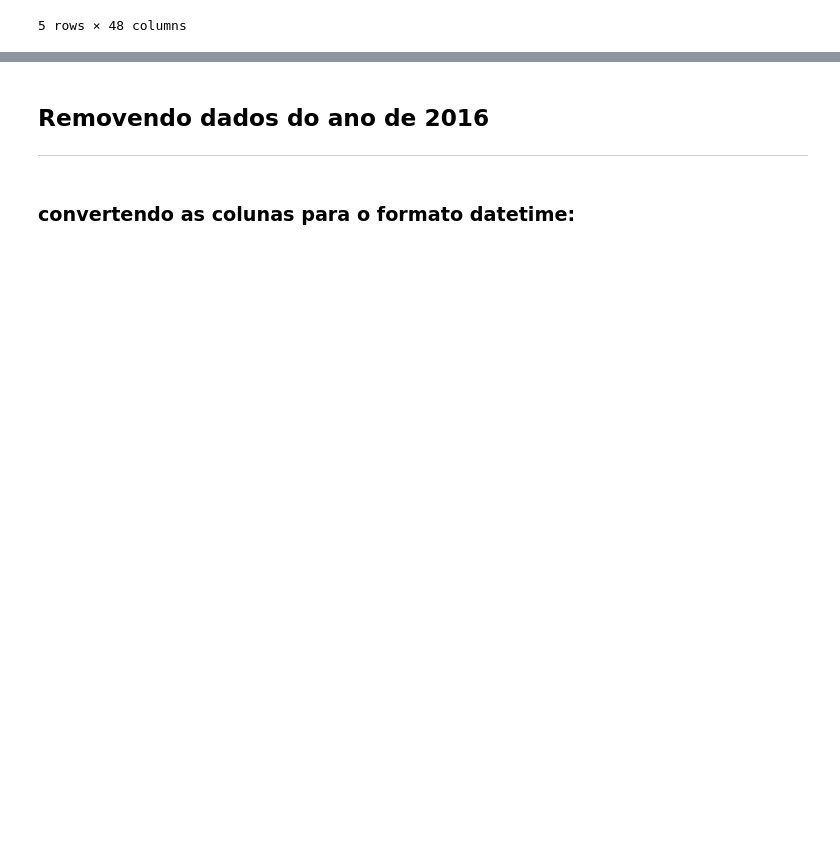
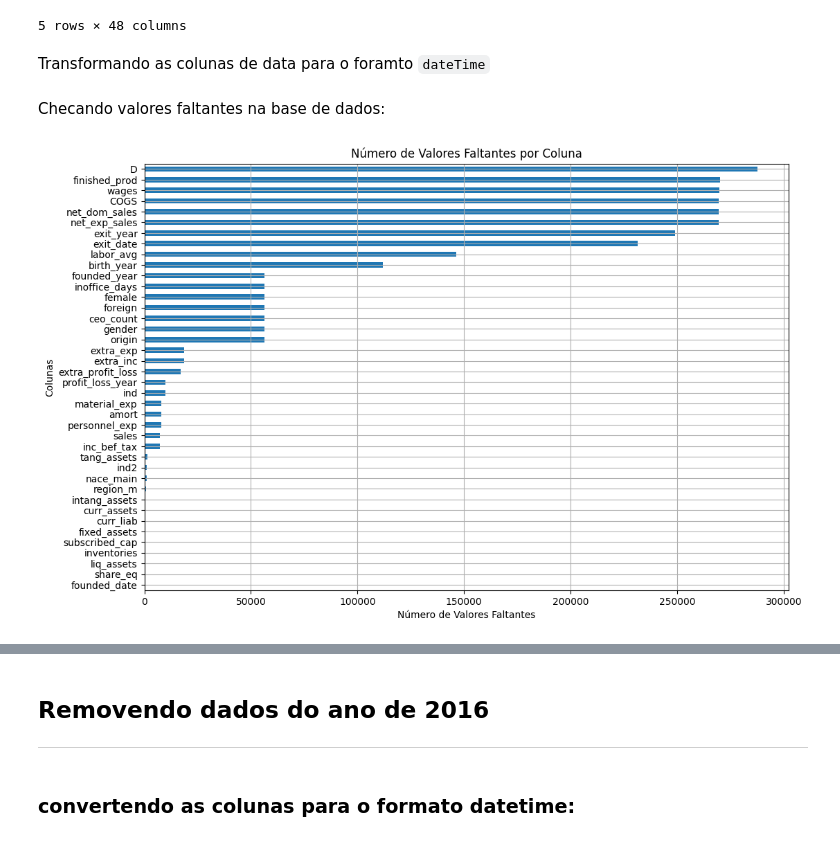
Before and after one commit to HelioZF/Projeto-Integrador---PADS, a Jupyter notebook: Tratamento de dados.ipynb, the cells around one changed output, grey strips where cells are left out. Cells and saved outputs as stored; diff of their text form; code cells hidden in the pictures; blank space fills up the shorter version.

```diff
--- a/Tratamento de dados.ipynb
+++ b/Tratamento de dados.ipynb
@@ -43,3 +48,5 @@ df.head()
 5 rows × 48 columns
 # %%
 #msno.matrix(df)
+# %% [markdown]
+Transformando as colunas de data para o foramto `dateTime`
@@ -45,0 +56,22 @@ df.head()
+# %% [markdown]
+Checando valores faltantes na base de dados:
+# %%
+# Calcular o número de valores faltantes por coluna
+missing_values = df.isnull().sum()
+
+# Filtrar colunas com valores faltantes
+missing_values = missing_values[missing_values > 0]
+
+# Ordenar os valores em ordem decrescente
+missing_values.sort_values(inplace=True)
+
+# Criar um gráfico de barras horizontal
+plt.figure(figsize=(12, 8))
+missing_values.plot.barh()
+plt.title('Número de Valores Faltantes por Coluna')
+plt.xlabel('Número de Valores Faltantes')
+plt.ylabel('Colunas')
+plt.grid(True)
+plt.show()
+# %% [output]
+[figure, added]
```
Also changed, not shown: parts of 14 cells of this notebook, 1 other file.
